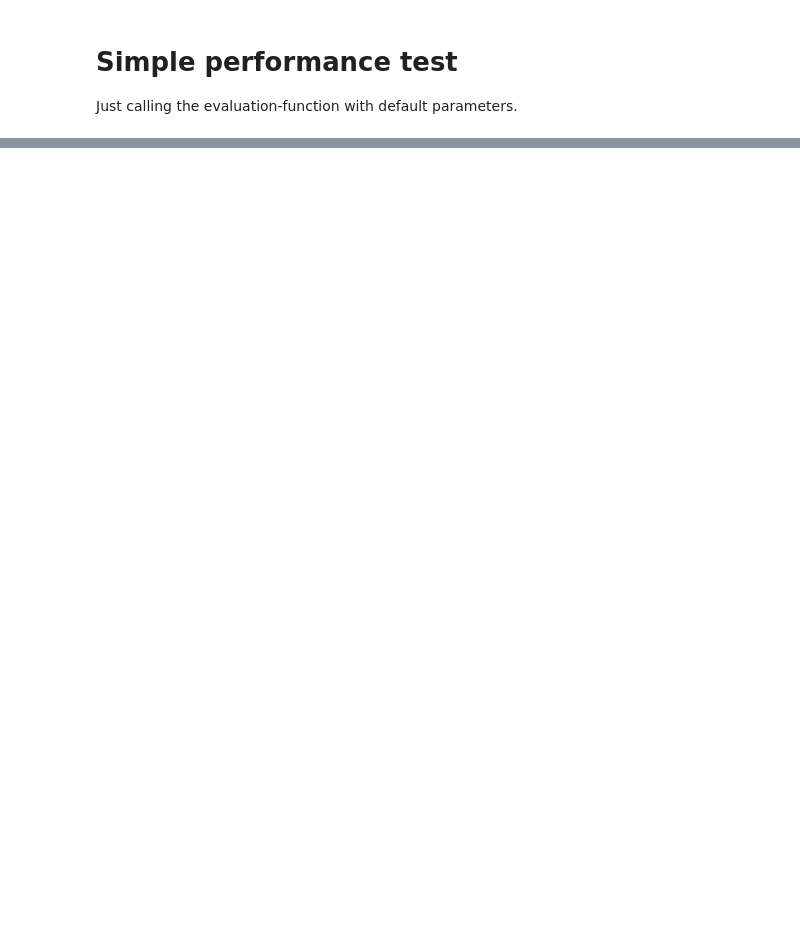
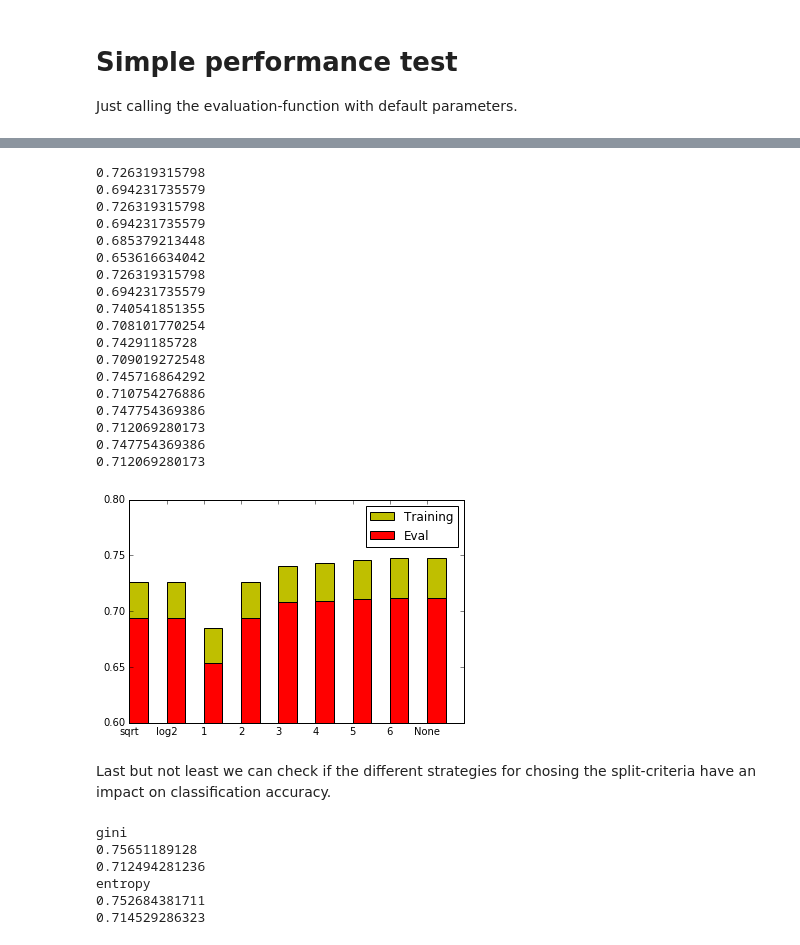
Before and after one commit to bergnerbenjamin/atml, a Jupyter notebook: main/Decision Tree.ipynb, the cells around one changed output, grey strips where cells are left out. Cells and saved outputs as stored; diff of their text form; code cells hidden in the pictures; blank space fills up the shorter version.

```diff
--- a/main/Decision Tree.ipynb
+++ b/main/Decision Tree.ipynb
@@ -70,0 +188,52 @@ accuracy on evaluation data:
+# %%
+plot_data_num = []
+plot_data_accuracy = []
+plot_data_accuracy1 = []
+for num in ["sqrt", "log2", 1, 2, 3, 4, 5, 6, None]:
+    a = print_prediction(training_data, eval_data, min_samples_split=50, min_samples_leaf=40, max_features=num)
+    plot_data_num.append(num)
+    plot_data_accuracy.append(a[0])
+    plot_data_accuracy1.append(a[1])
+
+plot1 =  plt.bar(np.arange(len(plot_data_accuracy)), plot_data_accuracy, width=0.5, color="y")
+
+plot = plt.bar(np.arange(len(plot_data_accuracy1)), plot_data_accuracy1, width=0.5, color="r")
+plt.legend((plot1[0], plot[0]), ('Training', 'Eval'))
+plt.ylim(ymin=.6)
+plt.xticks(np.arange(len(plot_data_num)), plot_data_num)
+
+plt.show()
+# %% [output]
+0.726319315798
+0.694231735579
+0.726319315798
+0.694231735579
+0.685379213448
+0.653616634042
+0.726319315798
+0.694231735579
+0.740541851355
+0.708101770254
+0.74291185728
+0.709019272548
+0.745716864292
+0.710754276886
+0.747754369386
+0.712069280173
+0.747754369386
+0.712069280173
+[figure, added]
+# %% [markdown]
+Last but not least we can check if the different strategies for chosing the split-criteria have an impact on classification accuracy.
+# %%
+criterions = ['gini', 'entropy']
+for crit in criterions:
+    print(crit)
+    print_prediction(training_data, eval_data, criterion=crit, min_samples_leaf=20, min_samples_split=80)
+# %% [output]
+gini
+0.75651189128
+0.712494281236
+entropy
+0.752684381711
+0.714529286323
```
Also changed, not shown: parts of 12 cells of this notebook.
